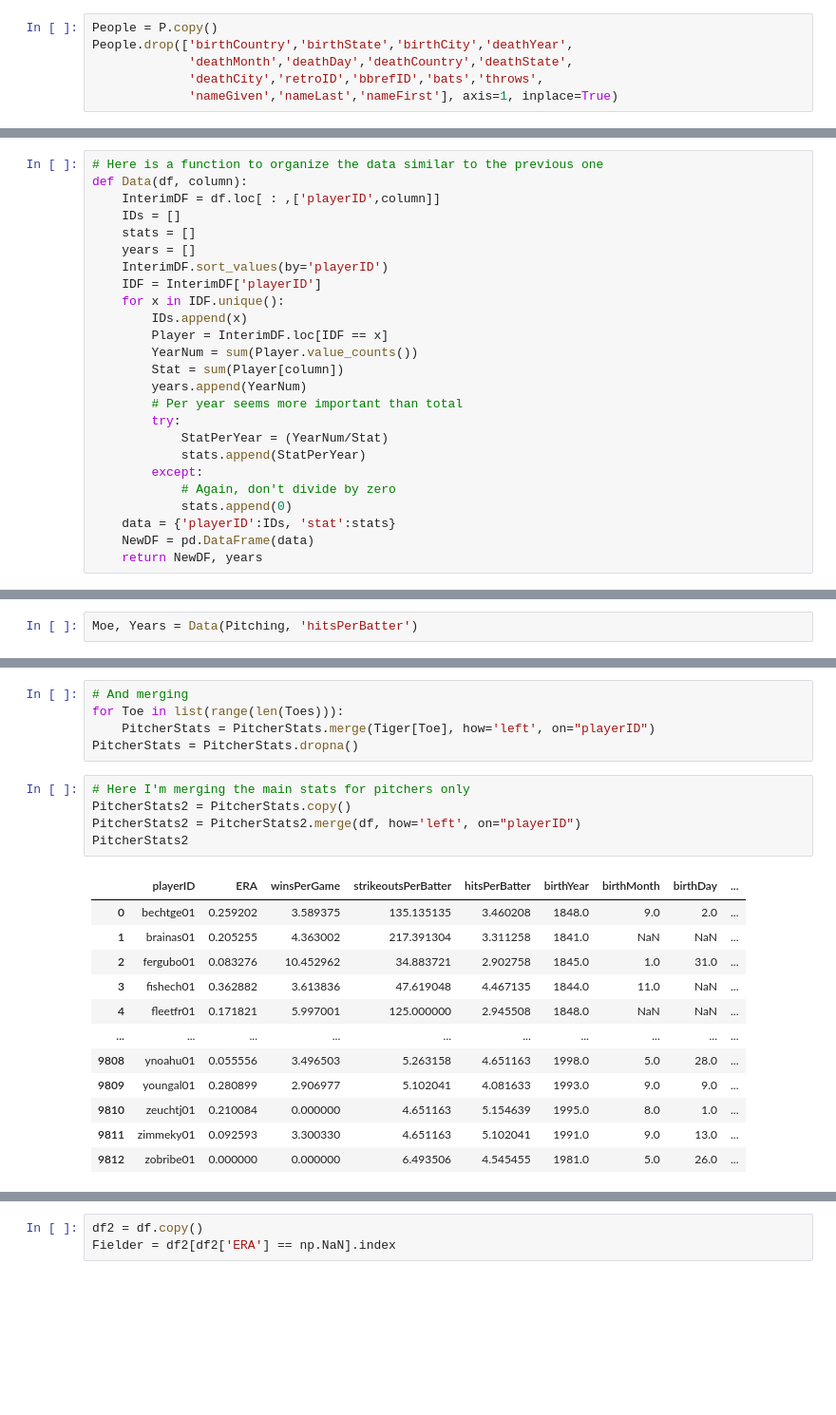
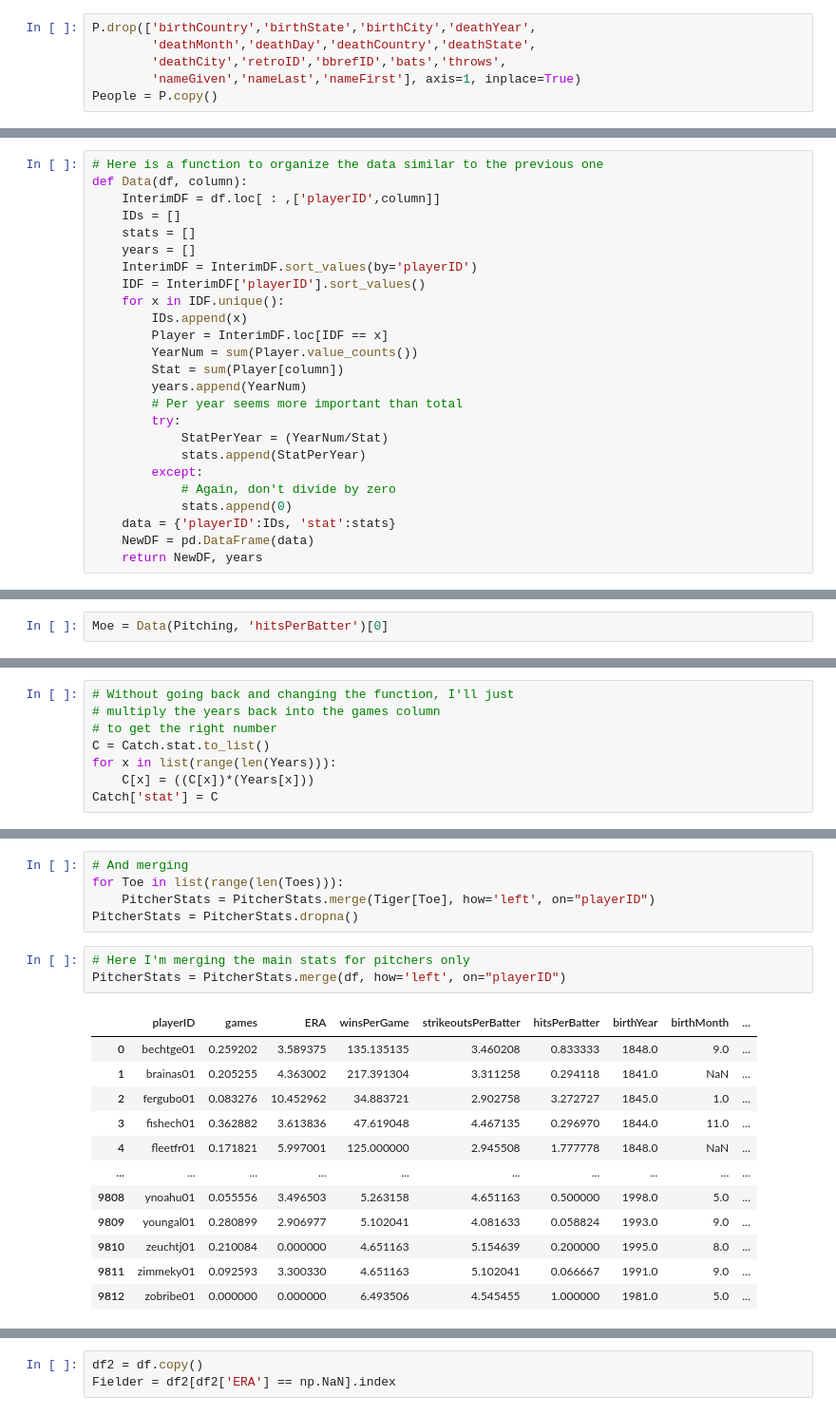
Before and after one commit to aradaha/Baseball-Stats-Project, a Jupyter notebook: Capstone.ipynb, the cells around one changed output, grey strips where cells are left out. Shown: that part at 95% size. Saved outputs shown, nothing was run; the diff lists cells and outputs as text; blank space fills up the shorter version.

```diff
--- a/Capstone.ipynb
+++ b/Capstone.ipynb
@@ -117,11 +117,11 @@ memory usage: 3.7+ MB
 # %% [markdown]
 For my purpose many of these categories will not be very useful, for example when and where some of these people died. There is also many missing values in those categories.
 # %%
+P.drop(['birthCountry','birthState','birthCity','deathYear',
+        'deathMonth','deathDay','deathCountry','deathState',
+        'deathCity','retroID','bbrefID','bats','throws',
+        'nameGiven','nameLast','nameFirst'], axis=1, inplace=True)
 People = P.copy()
-People.drop(['birthCountry','birthState','birthCity','deathYear',
-             'deathMonth','deathDay','deathCountry','deathState',
-             'deathCity','retroID','bbrefID','bats','throws',
-             'nameGiven','nameLast','nameFirst'], axis=1, inplace=True)
 # %%
 People = People.loc[ : ,['playerID','birthYear','birthMonth','debut','finalGame']]
 # %% [markdown]
@@ -362,8 +362,8 @@ def Data(df, column):
     IDs = []
     stats = []
     years = []
-    InterimDF.sort_values(by='playerID')
-    IDF = InterimDF['playerID']
+    InterimDF = InterimDF.sort_values(by='playerID')
+    IDF = InterimDF['playerID'].sort_values()
     for x in IDF.unique():
         IDs.append(x)
         Player = InterimDF.loc[IDF == x]
@@ -524,6 +524,6 @@ Meeny = Data(Pitching, 'winsPerGame')[0]
 # %%
 Miny = Data(Pitching, 'strikeoutsPerBatter')[0]
 # %%
-Moe, Years = Data(Pitching, 'hitsPerBatter')
+Moe = Data(Pitching, 'hitsPerBatter')[0]
 # %%
 Catch, Years = Data(Pitching, 'games')
@@ -531,0 +530,8 @@ sdfsdfsfsfs
+# %%
+# Without going back and changing the function, I'll just
+# multiply the years back into the games column
+# to get the right number
+C = Catch.stat.to_list()
+for x in list(range(len(Years))):
+    C[x] = ((C[x])*(Years[x]))
+Catch['stat'] = C
@@ -546,19 +556,17 @@ for Toe in list(range(len(Toes))):
 PitcherStats = PitcherStats.dropna()
 # %%
 # Here I'm merging the main stats for pitchers only
-PitcherStats2 = PitcherStats.copy()
-PitcherStats2 = PitcherStats2.merge(df, how='left', on="playerID")
-PitcherStats2
+PitcherStats = PitcherStats.merge(df, how='left', on="playerID")
 # %% [output]
-|  | playerID | ERA | winsPerGame | strikeoutsPerBatter | hitsPerBatter | birthYear | birthMonth | birthDay | ... |
-| 0 | bechtge01 | 0.259202 | 3.589375 | 135.135135 | 3.460208 | 1848.0 | 9.0 | 2.0 | ... |
-| 1 | brainas01 | 0.205255 | 4.363002 | 217.391304 | 3.311258 | 1841.0 | NaN | NaN | ... |
-| 2 | fergubo01 | 0.083276 | 10.452962 | 34.883721 | 2.902758 | 1845.0 | 1.0 | 31.0 | ... |
-| 3 | fishech01 | 0.362882 | 3.613836 | 47.619048 | 4.467135 | 1844.0 | 11.0 | NaN | ... |
-| 4 | fleetfr01 | 0.171821 | 5.997001 | 125.000000 | 2.945508 | 1848.0 | NaN | NaN | ... |
+|  | playerID | games | ERA | winsPerGame | strikeoutsPerBatter | hitsPerBatter | birthYear | birthMonth | ... |
+| 0 | bechtge01 | 0.259202 | 3.589375 | 135.135135 | 3.460208 | 0.833333 | 1848.0 | 9.0 | ... |
+| 1 | brainas01 | 0.205255 | 4.363002 | 217.391304 | 3.311258 | 0.294118 | 1841.0 | NaN | ... |
+| 2 | fergubo01 | 0.083276 | 10.452962 | 34.883721 | 2.902758 | 3.272727 | 1845.0 | 1.0 | ... |
+| 3 | fishech01 | 0.362882 | 3.613836 | 47.619048 | 4.467135 | 0.296970 | 1844.0 | 11.0 | ... |
+| 4 | fleetfr01 | 0.171821 | 5.997001 | 125.000000 | 2.945508 | 1.777778 | 1848.0 | NaN | ... |
 | ... | ... | ... | ... | ... | ... | ... | ... | ... | ... |
-| 9808 | ynoahu01 | 0.055556 | 3.496503 | 5.263158 | 4.651163 | 1998.0 | 5.0 | 28.0 | ... |
-| 9809 | youngal01 | 0.280899 | 2.906977 | 5.102041 | 4.081633 | 1993.0 | 9.0 | 9.0 | ... |
-| 9810 | zeuchtj01 | 0.210084 | 0.000000 | 4.651163 | 5.154639 | 1995.0 | 8.0 | 1.0 | ... |
-| 9811 | zimmeky01 | 0.092593 | 3.300330 | 4.651163 | 5.102041 | 1991.0 | 9.0 | 13.0 | ... |
-| 9812 | zobribe01 | 0.000000 | 0.000000 | 6.493506 | 4.545455 | 1981.0 | 5.0 | 26.0 | ... |
+| 9808 | ynoahu01 | 0.055556 | 3.496503 | 5.263158 | 4.651163 | 0.500000 | 1998.0 | 5.0 | ... |
+| 9809 | youngal01 | 0.280899 | 2.906977 | 5.102041 | 4.081633 | 0.058824 | 1993.0 | 9.0 | ... |
+| 9810 | zeuchtj01 | 0.210084 | 0.000000 | 4.651163 | 5.154639 | 0.200000 | 1995.0 | 8.0 | ... |
+| 9811 | zimmeky01 | 0.092593 | 3.300330 | 4.651163 | 5.102041 | 0.066667 | 1991.0 | 9.0 | ... |
+| 9812 | zobribe01 | 0.000000 | 0.000000 | 6.493506 | 4.545455 | 1.000000 | 1981.0 | 5.0 | ... |
```
Also changed, not shown: parts of 8 cells of this notebook.
